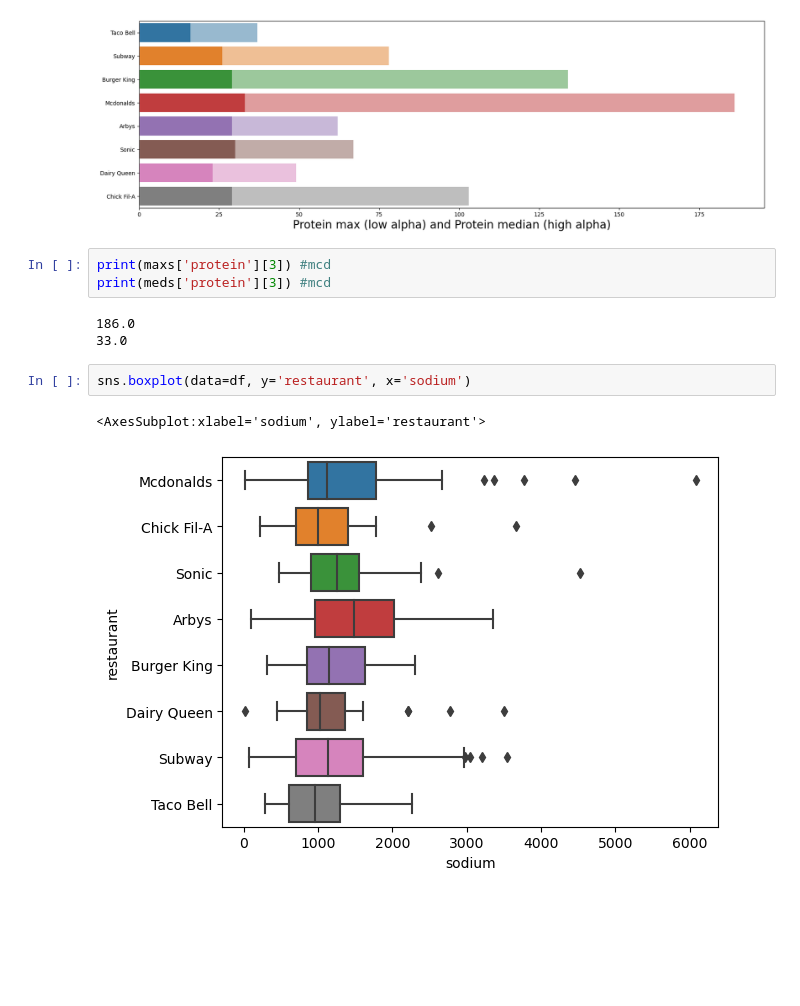
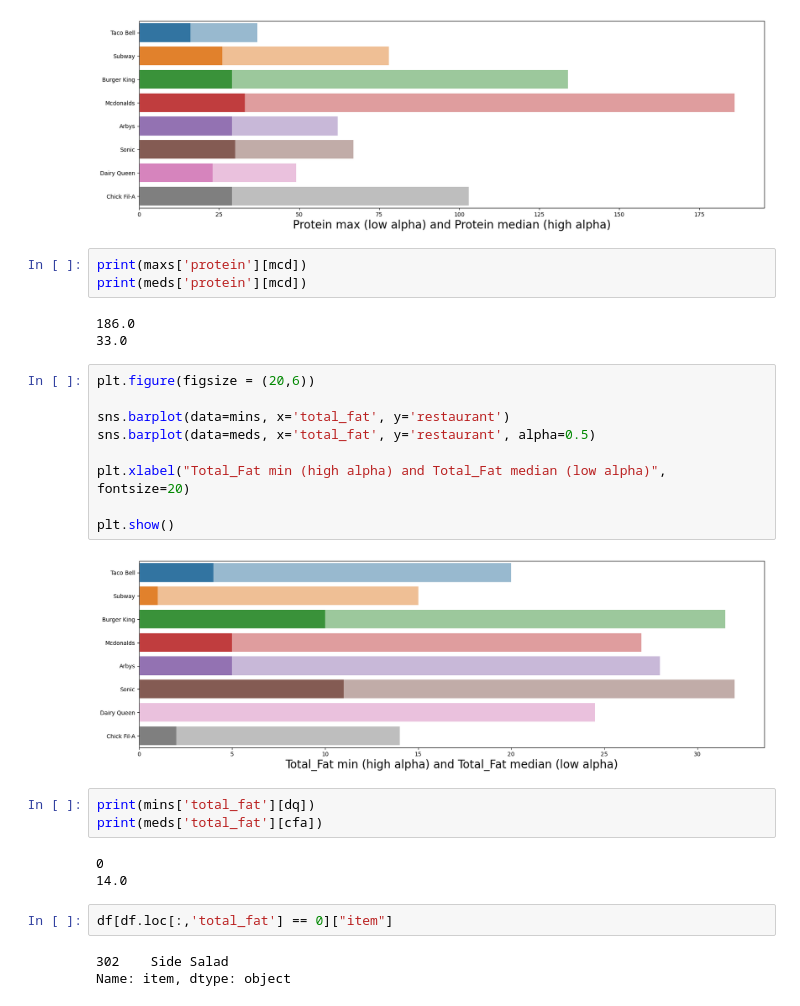
Before and after one commit to ZachMajernik/DataScience1, a Jupyter notebook: FinalProject/FinalProjectDataset.ipynb, the cells around one changed output. Drawn from its saved outputs; the diff is of its cells as text; blank space fills up the shorter version.

```diff
--- a/FinalProject/FinalProjectDataset.ipynb
+++ b/FinalProject/FinalProjectDataset.ipynb
@@ -180,13 +190,30 @@ plt.show()
 # %% [output]
 [figure]
 # %%
-print(maxs['protein'][3]) #mcd
-print(meds['protein'][3]) #mcd
+print(maxs['protein'][mcd])
+print(meds['protein'][mcd])
 # %% [output]
 186.0
 33.0
-# %%
-sns.boxplot(data=df, y='restaurant', x='sodium')
-# %% [output]
-<AxesSubplot:xlabel='sodium', ylabel='restaurant'>
-[figure, removed]
+# %%
+plt.figure(figsize = (20,6))
+
+sns.barplot(data=mins, x='total_fat', y='restaurant')
+sns.barplot(data=meds, x='total_fat', y='restaurant', alpha=0.5)
+
+plt.xlabel("Total_Fat min (high alpha) and Total_Fat median (low alpha)", fontsize=20)
+
+plt.show()
+# %% [output]
+[figure, added]
+# %%
+print(mins['total_fat'][dq])
+print(meds['total_fat'][cfa])
+# %% [output]
+0
+14.0
+# %%
+df[df.loc[:,'total_fat'] == 0]["item"]
+# %% [output]
+302    Side Salad
+Name: item, dtype: object
```
Also changed, not shown: parts of 5 cells of this notebook, 1 other file.
